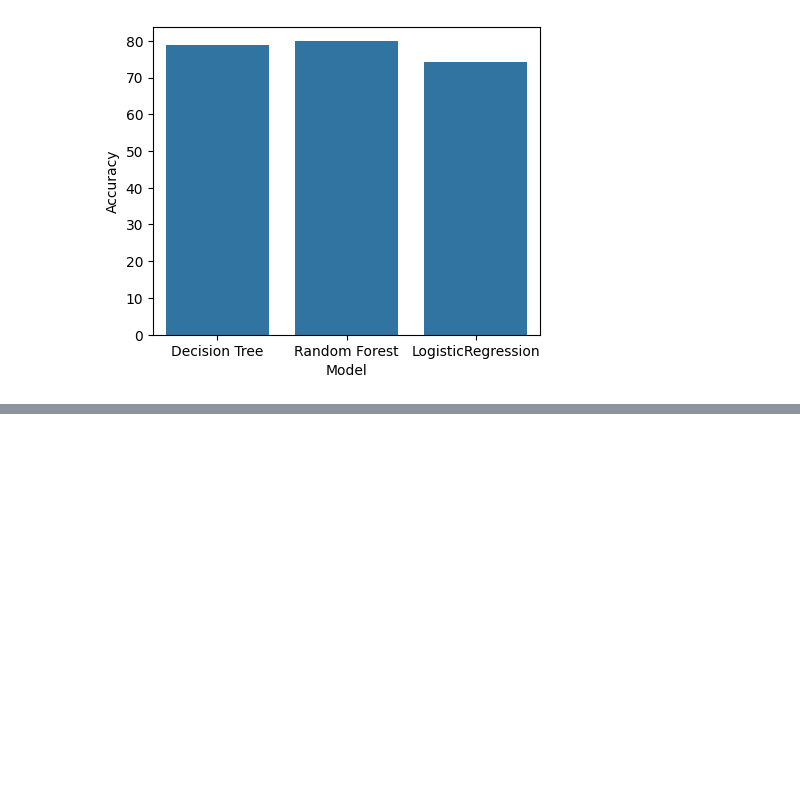
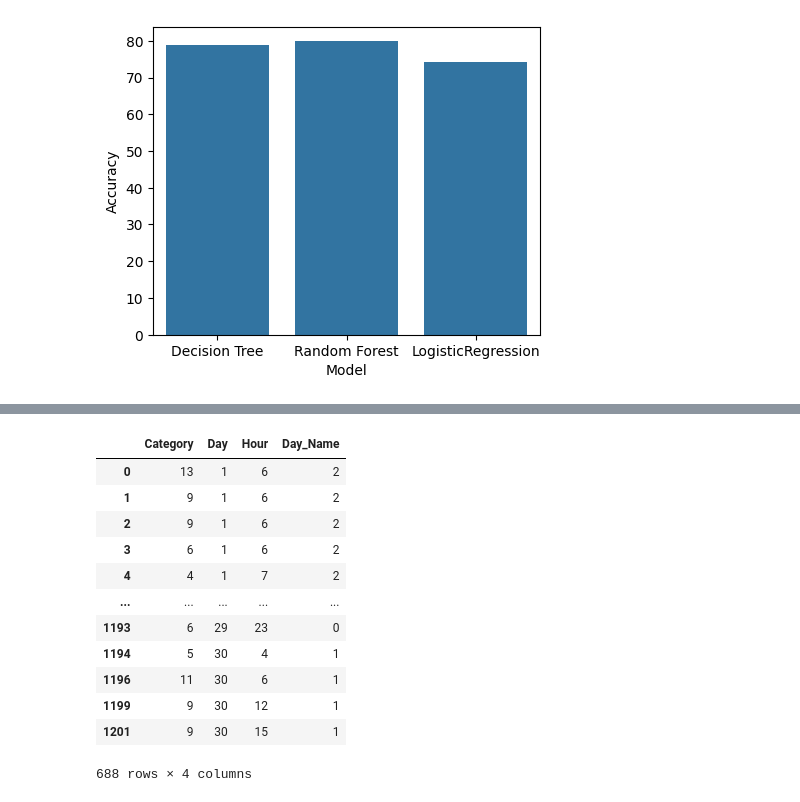
Before and after one commit to Architha-13/git_practice, a Jupyter notebook: data_analysis.ipynb, the cells around one changed output, grey strips where cells are left out. Saved outputs shown, nothing was run; the diff lists cells and outputs as text; code cells hidden in the pictures; blank space fills up the shorter version.

```diff
--- a/data_analysis.ipynb
+++ b/data_analysis.ipynb
@@ -827,0 +842,17 @@ sns.barplot(data=accdf,x="Model",y="Accuracy")
+# %%
+regdf=rdf.loc[:,["Category","Day","Hour","Day_Name"]]
+regdf
+# %% [output]
+|  | Category | Day | Hour | Day_Name |
+| 0 | 13 | 1 | 6 | 2 |
+| 1 | 9 | 1 | 6 | 2 |
+| 2 | 9 | 1 | 6 | 2 |
+| 3 | 6 | 1 | 6 | 2 |
+| 4 | 4 | 1 | 7 | 2 |
+| ... | ... | ... | ... | ... |
+| 1193 | 6 | 29 | 23 | 0 |
+| 1194 | 5 | 30 | 4 | 1 |
+| 1196 | 11 | 30 | 6 | 1 |
+| 1199 | 9 | 30 | 12 | 1 |
+| 1201 | 9 | 30 | 15 | 1 |
+688 rows × 4 columns
```
Also changed, not shown: parts of 57 cells of this notebook, 1 other file.
